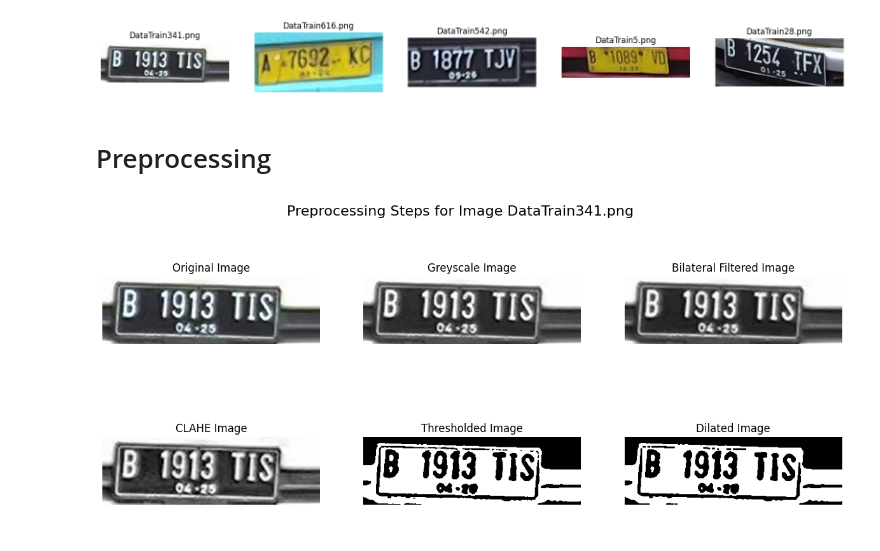
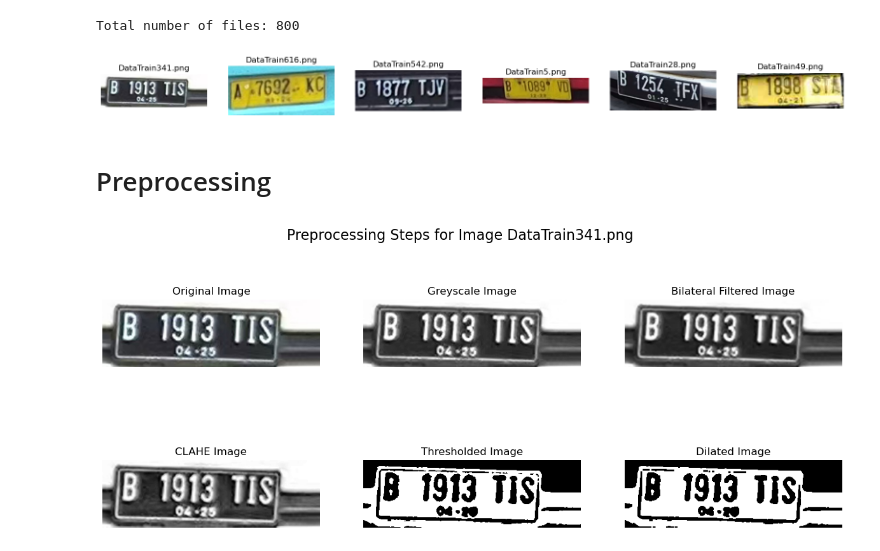
Before and after one commit to abdzufar/PCD-PlatNomor, a Jupyter notebook: preprocess.ipynb, the cells around one changed output. Drawn from its saved outputs; the diff is of its cells as text; code cells hidden in the pictures.

```diff
--- a/preprocess.ipynb
+++ b/preprocess.ipynb
@@ -10,30 +10,32 @@ import matplotlib.pyplot as plt
 
 PATH = os.getcwd()
 # %%
-# files = os.listdir(os.path.join(PATH, 'TrainAnnotation'))
-# print(f'Total number of files: {len(files)}')
+files = os.listdir(os.path.join(PATH, 'Train'))
+print(f'Total number of files: {len(files)}')
 
-# # pick random files
-# random_files = random.sample(files, 5)\
+# pick random files
+random_files = random.sample(files, 6)\
 
 random_files = ['DataTrain341.png',
  'DataTrain616.png',
  'DataTrain542.png',
  'DataTrain5.png',
- 'DataTrain28.png']
+ 'DataTrain28.png',
+ 'DataTrain49.png']
 
-fig, axes = plt.subplots(1, 5, figsize=(20, 5))
+fig, axes = plt.subplots(1, 6, figsize=(20, 5))
 for ax, img_file in zip(axes, random_files):
-    image = cv2.imread(os.path.join(PATH, 'TrainAnnotation', img_file))
+    image = cv2.imread(os.path.join(PATH, 'Train', img_file))
     ax.imshow(cv2.cvtColor(image, cv2.COLOR_BGR2RGB))
     ax.axis('off')
     ax.set_title(img_file)
 
 plt.show()
 
 random_images = [cv2.imread(os.path.join(PATH, 'Train', img_file)) for img_file in random_files]
 # %% [output]
+Total number of files: 800
-[figure, old version]
+[figure, new version]
 # %% [markdown]
 # Preprocessing
 # %%
```
Also changed, not shown: parts of 4 cells of this notebook.
